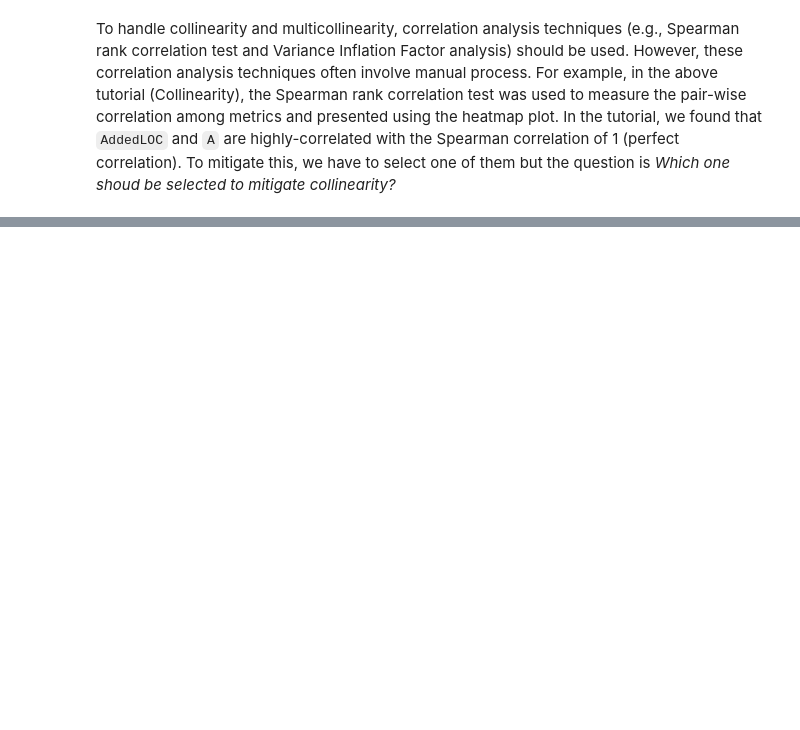
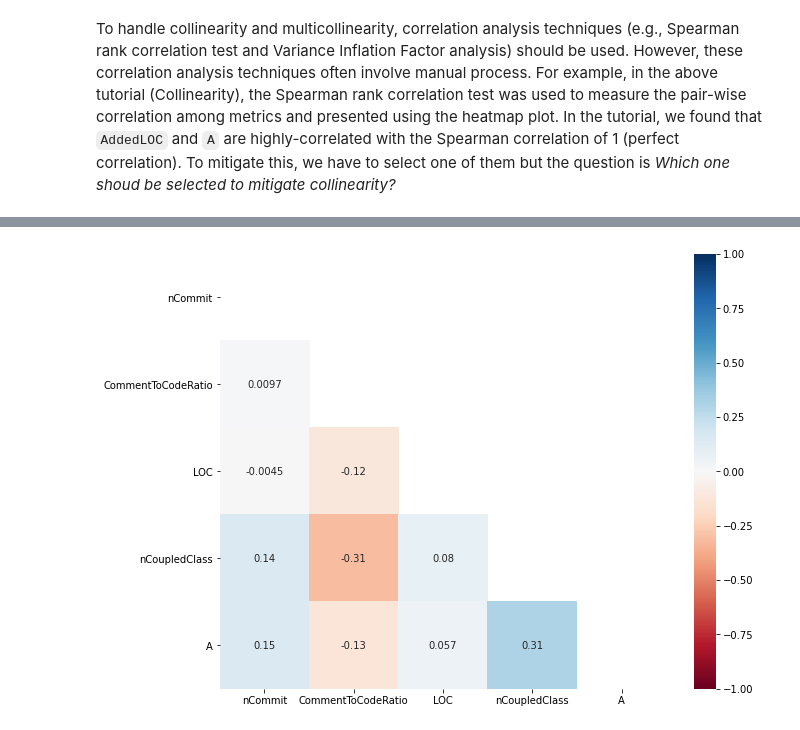
Before and after one commit to xai4se/xai4se.github.io, a Jupyter notebook: docs/software-analytics/correlation-analysis.ipynb, the cells around one changed output, grey strips where cells are left out. Saved outputs shown, nothing was run; the diff lists cells and outputs as text; code cells hidden in the pictures; blank space fills up the shorter version.

```diff
--- a/docs/software-analytics/correlation-analysis.ipynb
+++ b/docs/software-analytics/correlation-analysis.ipynb
@@ -15,6 +15,25 @@ import statsmodels.api as sm
 from statsmodels.formula.api import ols
 from sklearn.ensemble import RandomForestClassifier
 from sklearn.linear_model import LogisticRegression
+
+# Define functions
+
+def generate_heatmap(X_input):
+    corrmat = X_input.corr(method='spearman')
+    top_corr_features = corrmat.index
+
+
+    # Visualise a lower-triangle correlation heatmap
+    mask_df = np.triu(np.ones(corrmat.shape)).astype(np.bool)
+    plt.figure(figsize=(10,8))
+    #plot heat map
+    g=sns.heatmap(X_input[top_corr_features].corr(),
+                  mask = mask_df,
+                  vmin = -1,
+                  vmax = 1,
+                  annot=True,
+                  cmap="RdBu")
+
 
 train_dataset = pd.read_csv(("../../datasets/lucene-2.9.0.csv"), index_col = 'File')
 test_dataset = pd.read_csv(("../../datasets/lucene-3.0.0.csv"), index_col = 'File')
@@ -418,0 +411,55 @@ TODO - include Tutorials for AutoSpearman
+# %%
+
+# Prepare a dataframe for AutoSpearman demo
+X_AS_train = X_train.copy()
+
+# Simulate a multicollinearity situation of AddedLOC, A, and B
+X_AS_train['A'] = [2 * x_i + random.random() for x_i in X_AS_train['AddedLOC']]
+X_AS_train['B'] = [3 * x_i + random.random() for x_i in X_AS_train['AddedLOC']]
+
+AS_metrics = X_AS_train.columns
+count = 1
+
+# (Part 1) Automatically select non-correlated metrics based on a Spearman rank correlation test.
+print('(Part 1) Automatically select non-correlated metrics based on a Spearman rank correlation test')
+while True:
+    corrmat = X_AS_train.corr(method='spearman')
+    top_corr_features = corrmat.index
+    abs_corrmat = abs(corrmat)
+
+    # identify correlated metrics with the correlation threshold of 0.7
+    highly_correlated_metrics = ((corrmat > .7) | (corrmat < -.7)) & (corrmat != 1)
+    n_correlated_metrics = np.sum(np.sum(highly_correlated_metrics))
+    if n_correlated_metrics > 0:
+        # find the strongest pair-wise correlation
+        find_top_corr = pd.melt(abs_corrmat, ignore_index = False)
+        find_top_corr.reset_index(inplace = True)
+        find_top_corr = find_top_corr[find_top_corr['value'] != 1]
+        top_corr_index = find_top_corr['value'].idxmax()
+        top_corr_i = find_top_corr.loc[top_corr_index, :]
+
+        # get the 2 correlated metrics with the strongest correlation
+        correlated_metric_1 = top_corr_i[0]
+        correlated_metric_2 = top_corr_i[1]
+        print('Step', count,'comparing between', correlated_metric_1, 'and', correlated_metric_2)
+
+        # compute their correlation with other metrics outside of the pair
+        correlation_with_other_metrics_1 = np.mean(abs_corrmat[correlated_metric_1][[i for i in top_corr_features if i not in [correlated_metric_1, correlated_metric_2]]])
+        correlation_with_other_metrics_2 = np.mean(abs_corrmat[correlated_metric_2][[i for i in top_corr_features if i not in [correlated_metric_1, correlated_metric_2]]])
+        print('>', correlated_metric_1, 'has the average correlation of', np.round(correlation_with_other_metrics_1, 3), 'with other metrics')
+        print('>', correlated_metric_2, 'has the average correlation of', np.round(correlation_with_other_metrics_2,3) , 'with other metrics')
+        # select the metric that shares the least correlation outside of the pair and exclude the other
+        if correlation_with_other_metrics_1 < correlation_with_other_metrics_2:
+            exclude_metric = correlated_metric_2
+        else:
+            exclude_metric = correlated_metric_1
+        print('>', 'Exclude',exclude_metric)
+        count = count+1
+        AS_metrics = list(set(AS_metrics) - set([exclude_metric]))
+        X_AS_train = X_AS_train[AS_metrics]
+    else:
+        break
+
+print('According to Part 1 of AutoSpearman,', AS_metrics,'are selected.')
+generate_heatmap(X_AS_train)
+# %% [output]
@@ -418,0 +476 @@ TODO - include Tutorials for AutoSpearman
+[figure, added]
```
Also changed, not shown: parts of 10 cells of this notebook.
